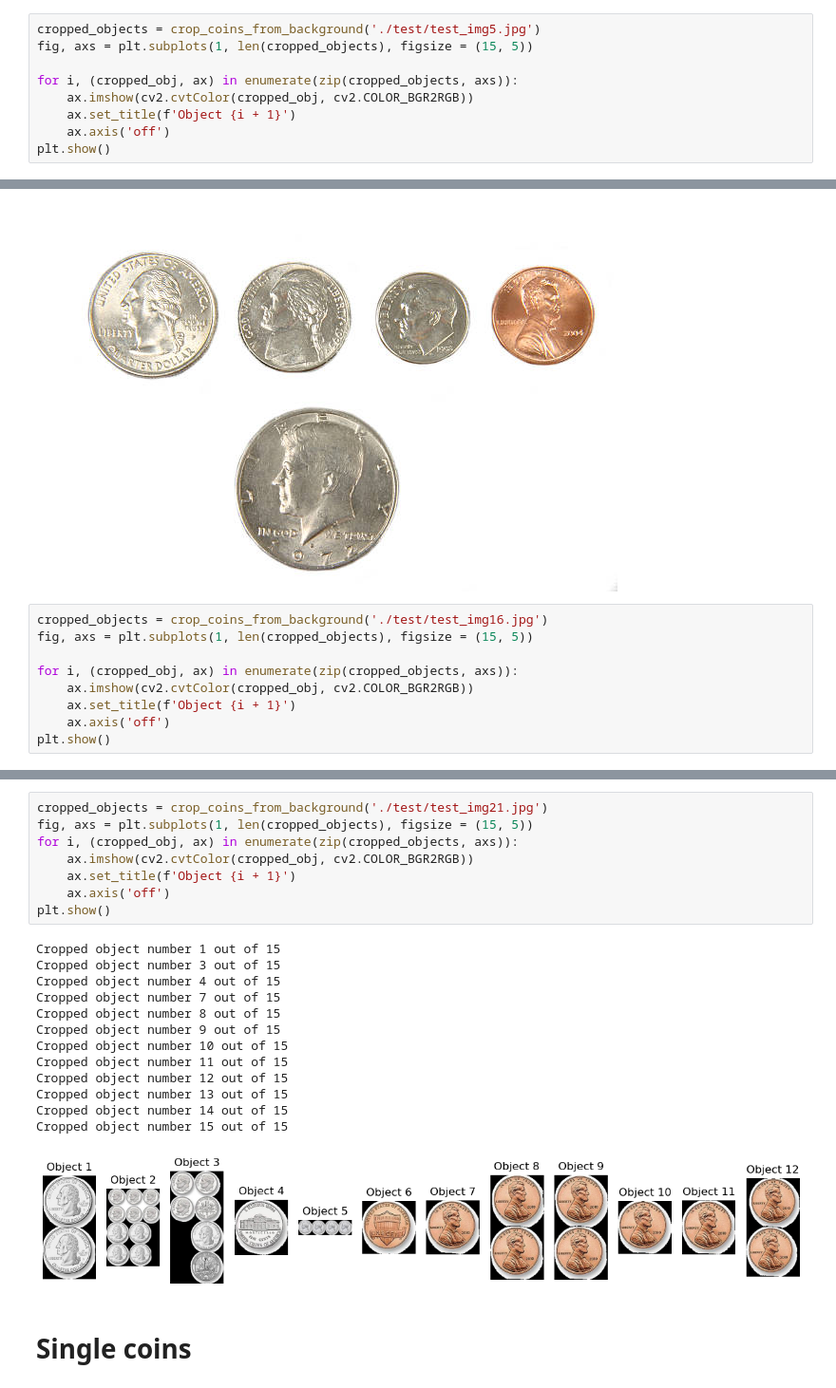
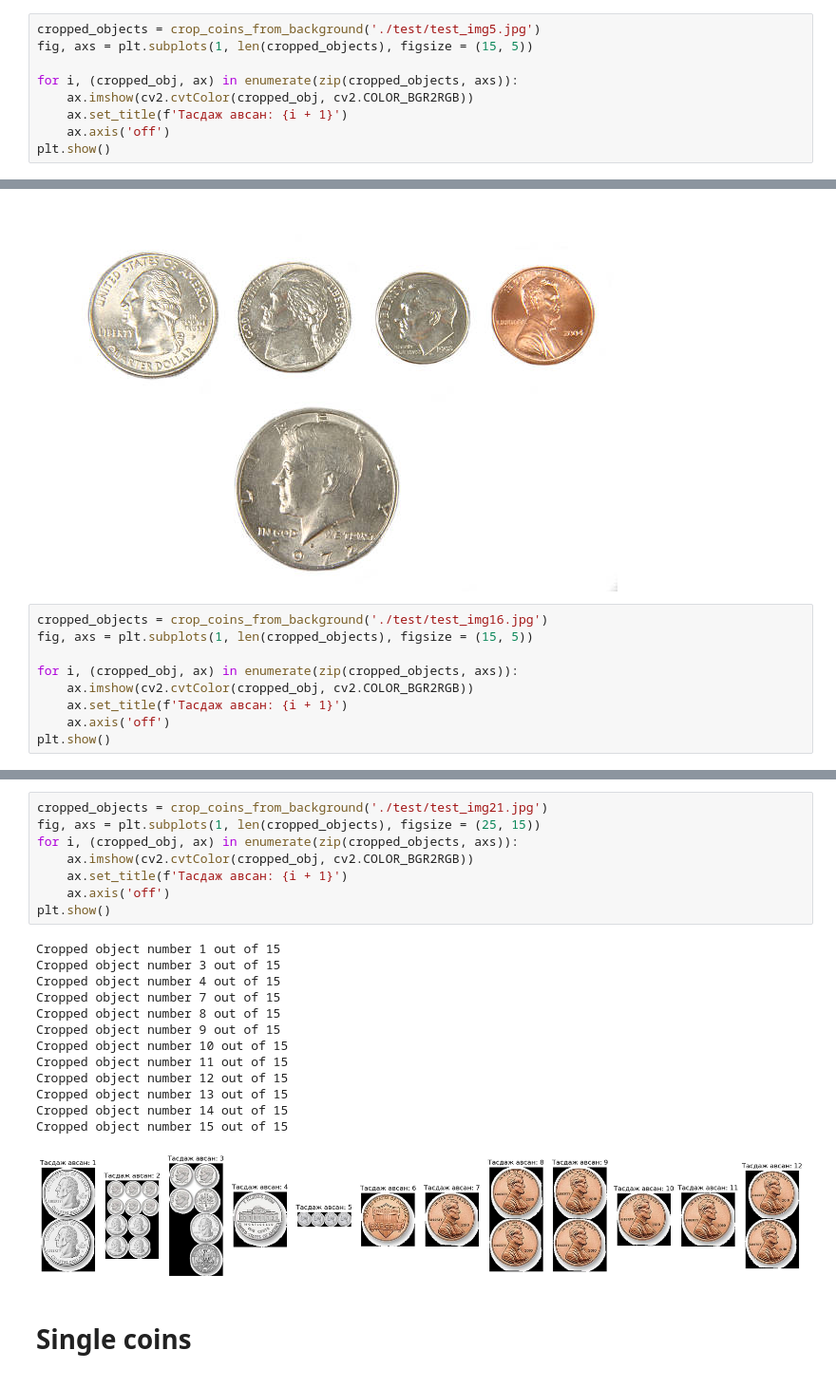
Before and after one commit to TemuujinE/NUM-Pattern-Recognition, a Jupyter notebook: lab3/coin_detect_and_crop.ipynb, the cells around one changed output, grey strips where cells are left out. Shown at 95% size. Drawn from its saved outputs; the diff is of its cells as text.

```diff
--- a/lab3/coin_detect_and_crop.ipynb
+++ b/lab3/coin_detect_and_crop.ipynb
@@ -73,7 +73,7 @@ fig, axs = plt.subplots(1, len(cropped_objects), figsize = (15, 5))
 
 for i, (cropped_obj, ax) in enumerate(zip(cropped_objects, axs)):
     ax.imshow(cv2.cvtColor(cropped_obj, cv2.COLOR_BGR2RGB))
-    ax.set_title(f'Object {i + 1}')
+    ax.set_title(f'Тасдаж авсан: {i + 1}')
     ax.axis('off')
 plt.show()
 # %% [output]
@@ -92,7 +92,7 @@ fig, axs = plt.subplots(1, len(cropped_objects), figsize = (15, 5))
 
 for i, (cropped_obj, ax) in enumerate(zip(cropped_objects, axs)):
     ax.imshow(cv2.cvtColor(cropped_obj, cv2.COLOR_BGR2RGB))
-    ax.set_title(f'Object {i + 1}')
+    ax.set_title(f'Тасдаж авсан: {i + 1}')
     ax.axis('off')
 plt.show()
 # %% [output]
@@ -107,25 +113,25 @@ cropped_objects = crop_coins_from_background('./test/test_img16.jpg')
 # %%
 cropped_objects = crop_coins_from_background('./test/test_img21.jpg')
-fig, axs = plt.subplots(1, len(cropped_objects), figsize = (15, 5))
+fig, axs = plt.subplots(1, len(cropped_objects), figsize = (25, 15))
 for i, (cropped_obj, ax) in enumerate(zip(cropped_objects, axs)):
     ax.imshow(cv2.cvtColor(cropped_obj, cv2.COLOR_BGR2RGB))
-    ax.set_title(f'Object {i + 1}')
+    ax.set_title(f'Тасдаж авсан: {i + 1}')
     ax.axis('off')
 plt.show()
 # %% [output]
 Cropped object number 1 out of 15
 Cropped object number 3 out of 15
 Cropped object number 4 out of 15
 Cropped object number 7 out of 15
 Cropped object number 8 out of 15
 Cropped object number 9 out of 15
 Cropped object number 10 out of 15
 Cropped object number 11 out of 15
 Cropped object number 12 out of 15
 Cropped object number 13 out of 15
 Cropped object number 14 out of 15
 Cropped object number 15 out of 15
-[figure, old version]
+[figure, new version]
 # %% [markdown]
 # Single coins
 # %%
```
Also changed, not shown: parts of 5 cells of this notebook, 40 other files.
